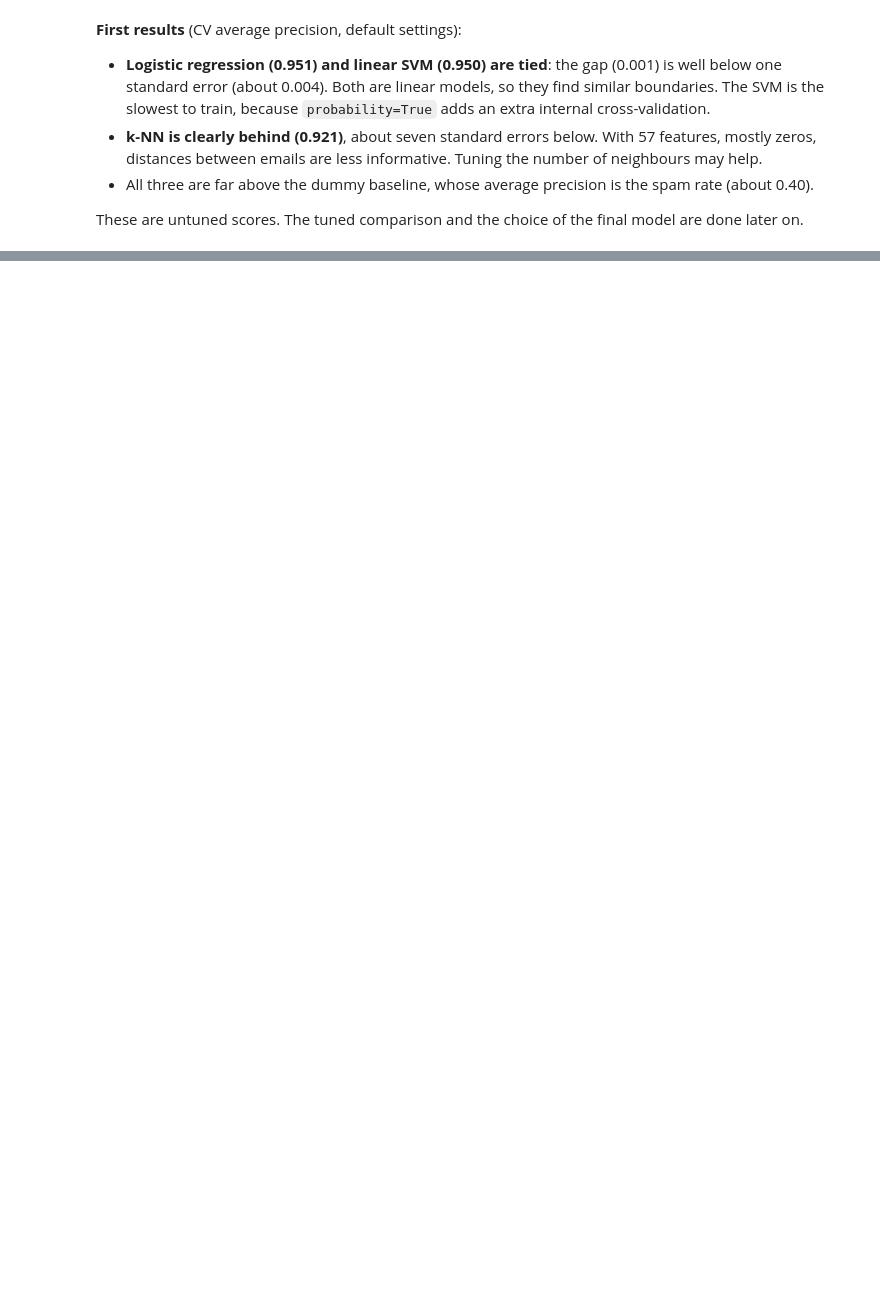
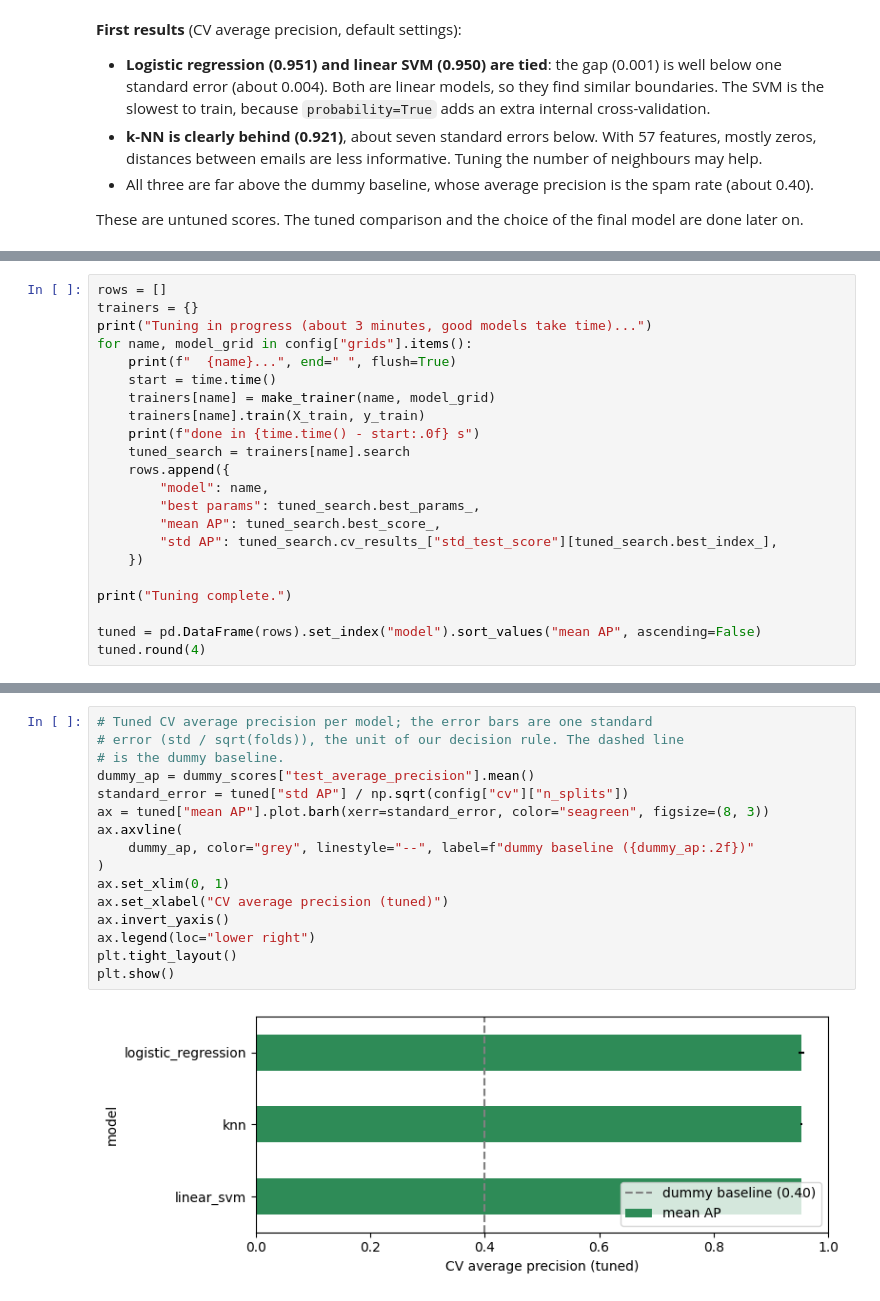
Before and after one commit to alajemba-vik/spamjam, a Jupyter notebook: notebooks/analysis.ipynb, the cells around one changed output, grey strips where cells are left out. Drawn from its saved outputs; the diff is of its cells as text; blank space fills up the shorter version.

```diff
--- a/notebooks/analysis.ipynb
+++ b/notebooks/analysis.ipynb
@@ -502,0 +262,22 @@ The bar chart above shows the 15 most influential features for our Logistic Regr
+# %%
+rows = []
+trainers = {}
+print("Tuning in progress (about 3 minutes, good models take time)...")
+for name, model_grid in config["grids"].items():
+    print(f"  {name}...", end=" ", flush=True)
+    start = time.time()
+    trainers[name] = make_trainer(name, model_grid)
+    trainers[name].train(X_train, y_train)
+    print(f"done in {time.time() - start:.0f} s")
+    tuned_search = trainers[name].search
+    rows.append({
+        "model": name,
+        "best params": tuned_search.best_params_,
+        "mean AP": tuned_search.best_score_,
+        "std AP": tuned_search.cv_results_["std_test_score"][tuned_search.best_index_],
+    })
+
+print("Tuning complete.")
+
+tuned = pd.DataFrame(rows).set_index("model").sort_values("mean AP", ascending=False)
+tuned.round(4)
@@ -502,0 +295,18 @@ The bar chart above shows the 15 most influential features for our Logistic Regr
+# %%
+# Tuned CV average precision per model; the error bars are one standard
+# error (std / sqrt(folds)), the unit of our decision rule. The dashed line
+# is the dummy baseline.
+dummy_ap = dummy_scores["test_average_precision"].mean()
+standard_error = tuned["std AP"] / np.sqrt(config["cv"]["n_splits"])
+ax = tuned["mean AP"].plot.barh(xerr=standard_error, color="seagreen", figsize=(8, 3))
+ax.axvline(
+    dummy_ap, color="grey", linestyle="--", label=f"dummy baseline ({dummy_ap:.2f})"
+)
+ax.set_xlim(0, 1)
+ax.set_xlabel("CV average precision (tuned)")
+ax.invert_yaxis()
+ax.legend(loc="lower right")
+plt.tight_layout()
+plt.show()
+# %% [output]
+[figure, added]
```
Also changed, not shown: parts of 71 cells of this notebook, 3 other files.
